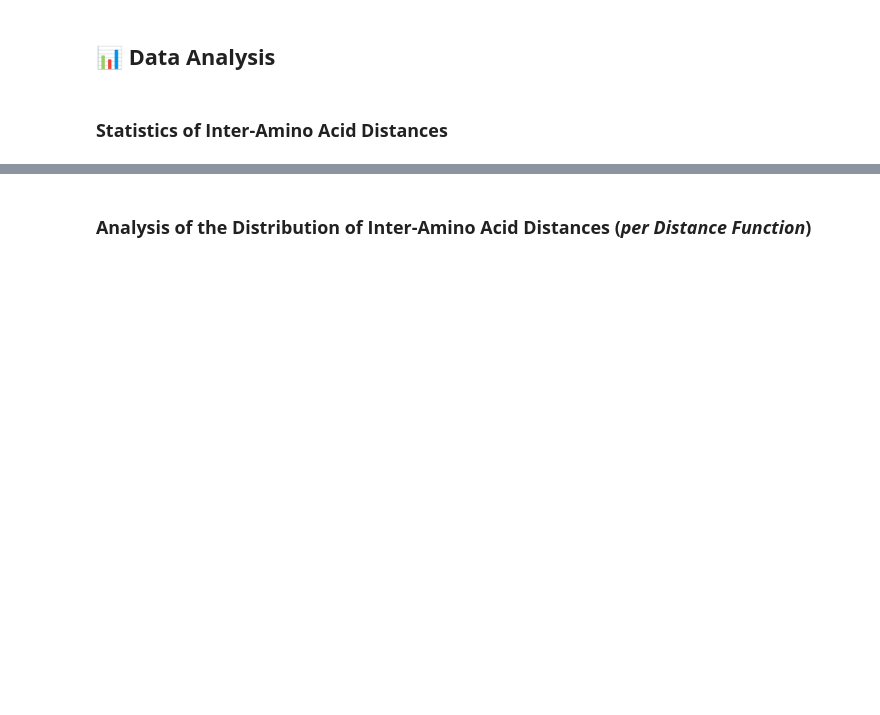
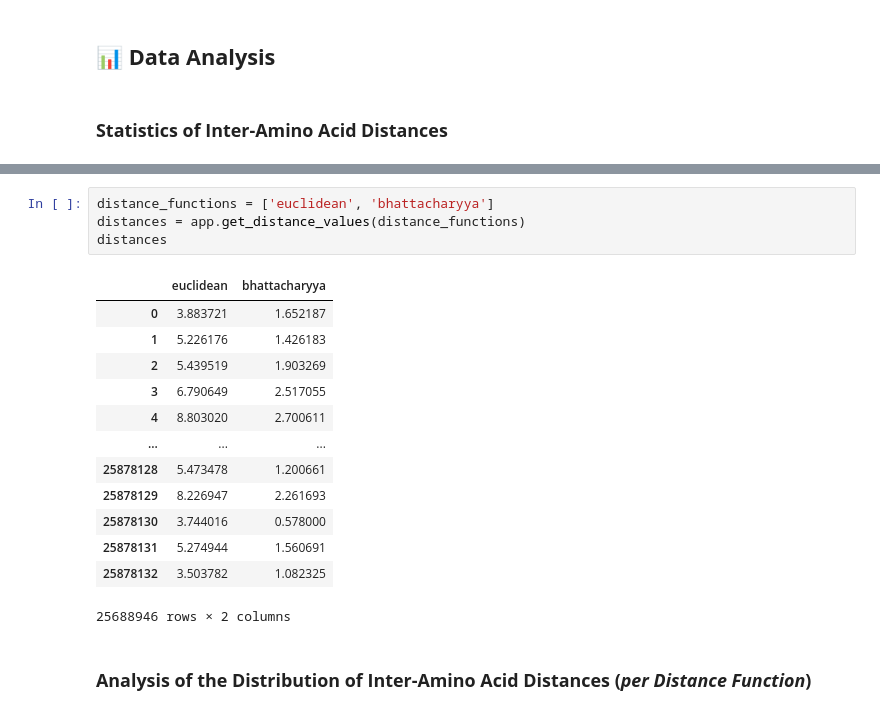
Before and after one commit to cicese-biocom/PepProtGraphAnalyzer, a Jupyter notebook: notebook/Distances Inter-amino Acid.ipynb, the cells around one changed output, grey strips where cells are left out. Cells and saved outputs as stored; diff of their text form; blank space fills up the shorter version.

```diff
--- a/notebook/Distances Inter-amino Acid.ipynb
+++ b/notebook/Distances Inter-amino Acid.ipynb
@@ -47,3 +47,21 @@ statistics
+# %%
+distance_functions = ['euclidean', 'bhattacharyya']
+distances = app.get_distance_values(distance_functions)
+distances
+# %% [output]
+|  | euclidean | bhattacharyya |
+| 0 | 3.883721 | 1.652187 |
+| 1 | 5.226176 | 1.426183 |
+| 2 | 5.439519 | 1.903269 |
+| 3 | 6.790649 | 2.517055 |
+| 4 | 8.803020 | 2.700611 |
+| ... | ... | ... |
+| 25878128 | 5.473478 | 1.200661 |
+| 25878129 | 8.226947 | 2.261693 |
+| 25878130 | 3.744016 | 0.578000 |
+| 25878131 | 5.274944 | 1.560691 |
+| 25878132 | 3.503782 | 1.082325 |
+25688946 rows × 2 columns
 # %% [markdown]
 ### **Analysis of the Distribution of Inter-Amino Acid Distances (*per Distance Function*)**
 # %% [markdown]
```
Also changed, not shown: parts of 7 cells of this notebook, 16 other files.
